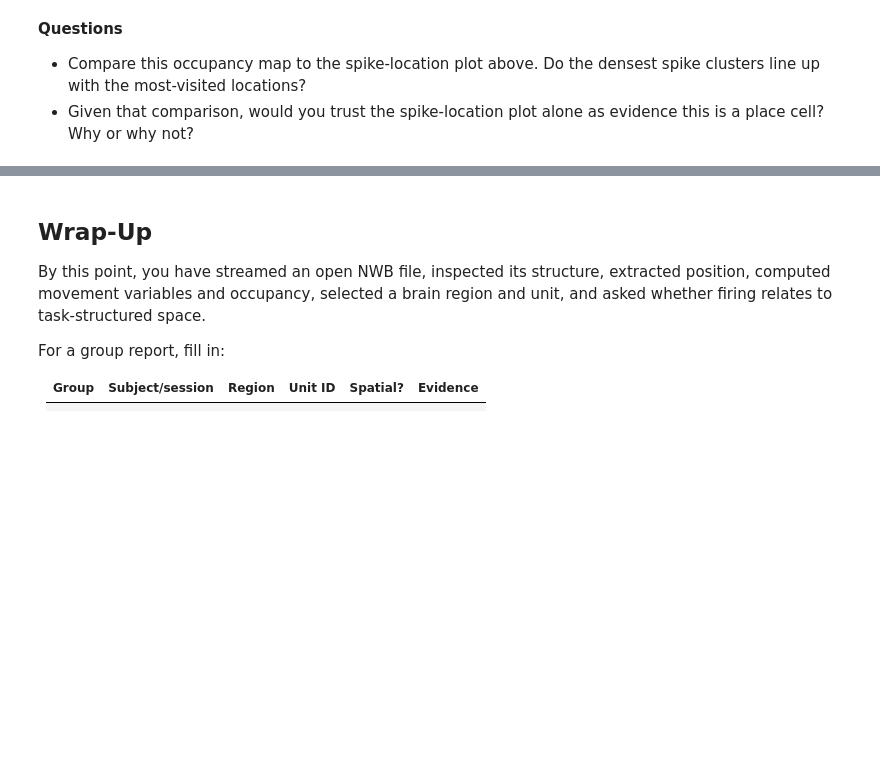
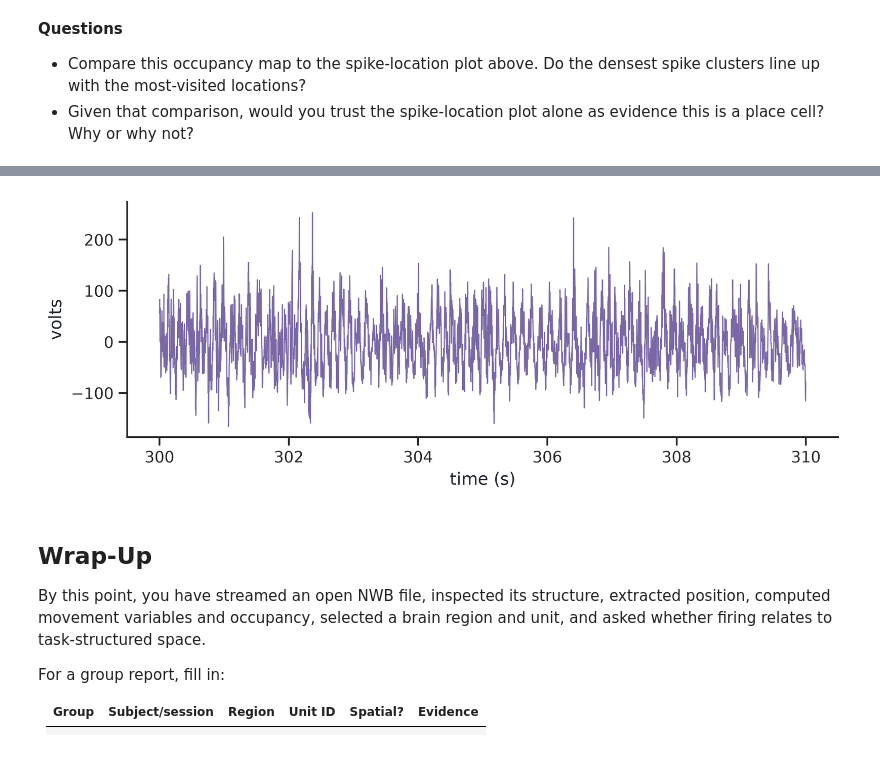
Before and after one commit to anirudh073/camp2026, a Jupyter notebook: camp-tutorials/01-open-data-exploration.ipynb, the cells around one changed output, grey strips where cells are left out. Cells and saved outputs as stored; diff of their text form; code cells hidden in the pictures; blank space fills up the shorter version.

```diff
--- a/camp-tutorials/01-open-data-exploration.ipynb
+++ b/camp-tutorials/01-open-data-exploration.ipynb
@@ -861,26 +815,27 @@ print(lfp_paths)
 # %%
 if lfp_paths:
     lfp_module = lfp_paths[0]
     lfp_series = nwb.processing[lfp_module]["LFP"]["LFP"]
 
     lfp_start_time = 300.0
     lfp_stop_time = 310.0
     lfp_rate = lfp_series.rate
     lfp_start = int((lfp_start_time - lfp_series.starting_time) * lfp_rate)
     lfp_stop = int((lfp_stop_time - lfp_series.starting_time) * lfp_rate)
 
     lfp_data = np.asarray(lfp_series.data[lfp_start:lfp_stop, 0])
     lfp_time = lfp_series.starting_time + np.arange(lfp_start, lfp_stop) / lfp_rate
 
     fig, ax = plt.subplots(figsize=(9, 3))
     ax.plot(lfp_time, lfp_data, color=COLORS["purple"], linewidth=0.8)
     ax.set_xlabel("time (s)")
     ax.set_ylabel(lfp_series.unit)
-    ax.set_title(f"LFP preview: {lfp_module}")
     sns.despine(ax=ax)
     plt.show()
 else:
     print("No LFP module found in this file.")
+# %% [output]
+[figure, added]
 # %% [markdown]
 ## Wrap-Up
 
```
Also changed, not shown: parts of 32 cells of this notebook.
